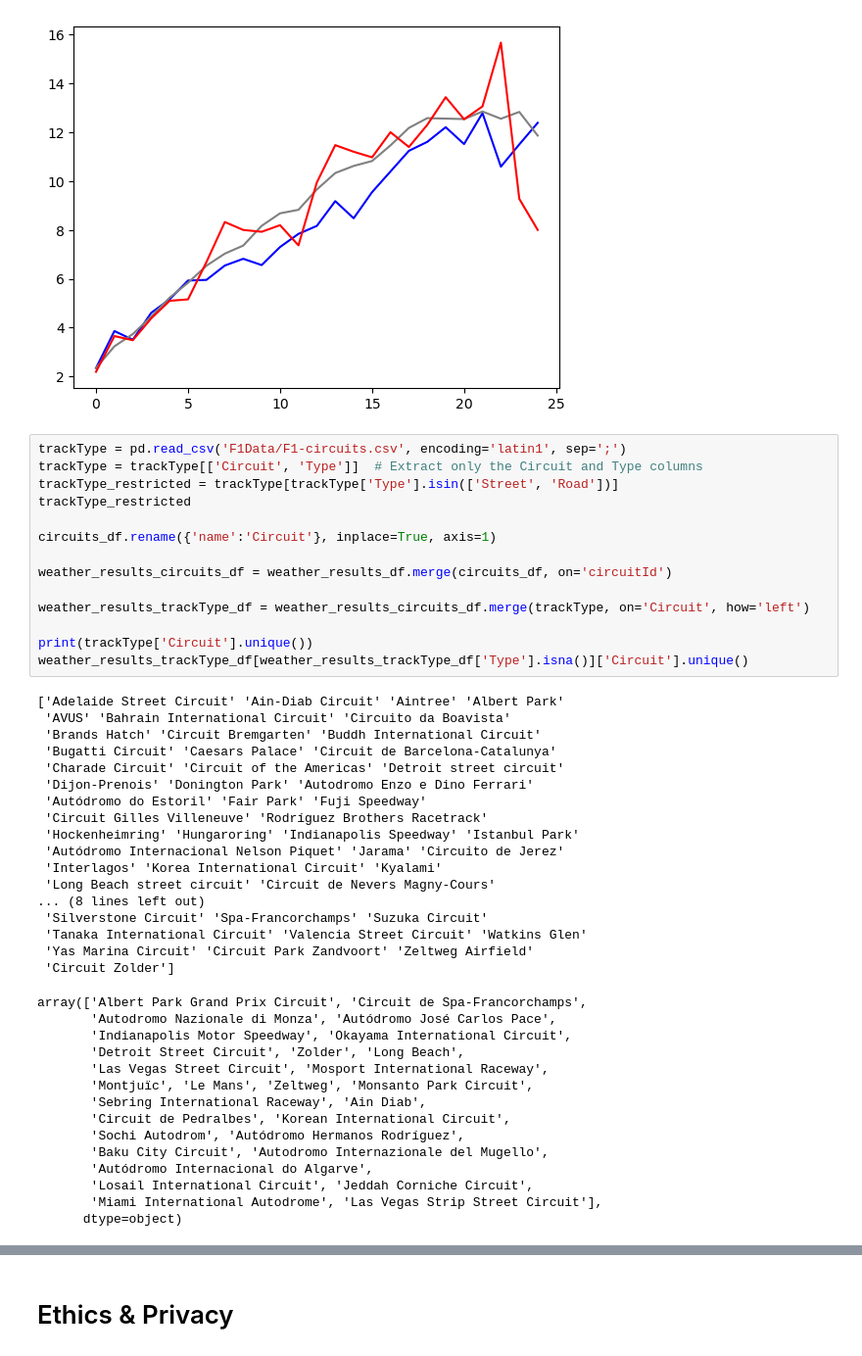
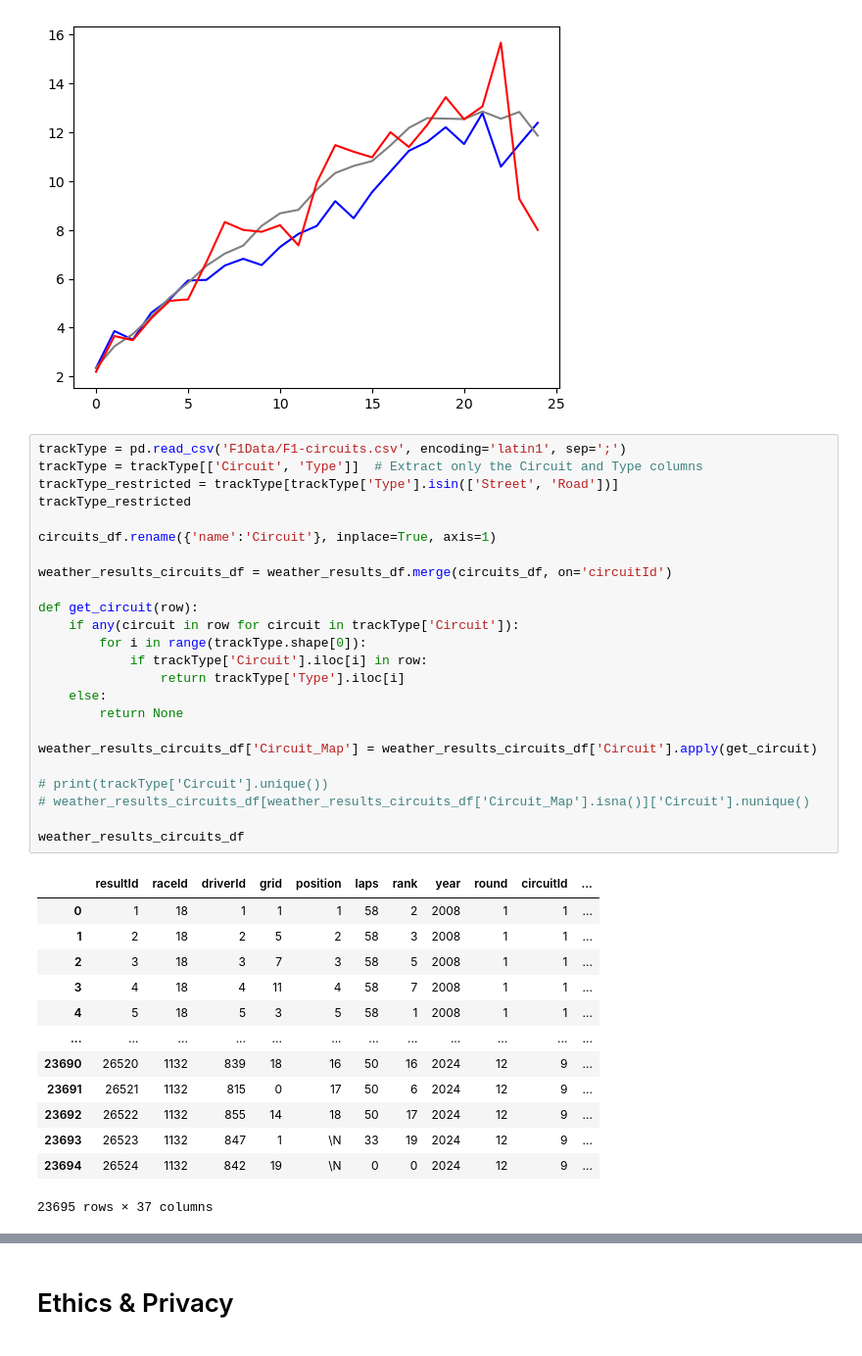
Before and after one commit to KaustubhPaliwal/F1GridAnalysis, a Jupyter notebook: EDACheckpoint_Group149-FA24.ipynb, the cells around one changed output, grey strips where cells are left out. Shown at 98% size. Saved outputs shown, nothing was run; the diff lists cells and outputs as text.

Commit message:
new data with circuit types

```diff
--- a/EDACheckpoint_Group149-FA24.ipynb
+++ b/EDACheckpoint_Group149-FA24.ipynb
@@ -434,46 +434,38 @@ sns.lineplot(data=averages_hot, legend=True, color='red')
 # %%
 trackType = pd.read_csv('F1Data/F1-circuits.csv', encoding='latin1', sep=';')
 trackType = trackType[['Circuit', 'Type']]  # Extract only the Circuit and Type columns
 trackType_restricted = trackType[trackType['Type'].isin(['Street', 'Road'])]
 trackType_restricted
 
 circuits_df.rename({'name':'Circuit'}, inplace=True, axis=1)
 
 weather_results_circuits_df = weather_results_df.merge(circuits_df, on='circuitId')
 
-weather_results_trackType_df = weather_results_circuits_df.merge(trackType, on='Circuit', how='left')
+def get_circuit(row):
+    if any(circuit in row for circuit in trackType['Circuit']):
+        for i in range(trackType.shape[0]):
+            if trackType['Circuit'].iloc[i] in row:
+                return trackType['Type'].iloc[i]
+    else:
+        return None
 
-print(trackType['Circuit'].unique())
-weather_results_trackType_df[weather_results_trackType_df['Type'].isna()]['Circuit'].unique()
+weather_results_circuits_df['Circuit_Map'] = weather_results_circuits_df['Circuit'].apply(get_circuit)
+
+# print(trackType['Circuit'].unique())
+# weather_results_circuits_df[weather_results_circuits_df['Circuit_Map'].isna()]['Circuit'].nunique()
+
+weather_results_circuits_df
 # %% [output]
+|  | resultId | raceId | driverId | grid | position | laps | rank | year | round | circuitId | ... |
+| 0 | 1 | 18 | 1 | 1 | 1 | 58 | 2 | 2008 | 1 | 1 | ... |
+| 1 | 2 | 18 | 2 | 5 | 2 | 58 | 3 | 2008 | 1 | 1 | ... |
+| 2 | 3 | 18 | 3 | 7 | 3 | 58 | 5 | 2008 | 1 | 1 | ... |
+| 3 | 4 | 18 | 4 | 11 | 4 | 58 | 7 | 2008 | 1 | 1 | ... |
+| 4 | 5 | 18 | 5 | 3 | 5 | 58 | 1 | 2008 | 1 | 1 | ... |
+| ... | ... | ... | ... | ... | ... | ... | ... | ... | ... | ... | ... |
+| 23690 | 26520 | 1132 | 839 | 18 | 16 | 50 | 16 | 2024 | 12 | 9 | ... |
+| 23691 | 26521 | 1132 | 815 | 0 | 17 | 50 | 6 | 2024 | 12 | 9 | ... |
+| 23692 | 26522 | 1132 | 855 | 14 | 18 | 50 | 17 | 2024 | 12 | 9 | ... |
+| 23693 | 26523 | 1132 | 847 | 1 | \N | 33 | 19 | 2024 | 12 | 9 | ... |
+| 23694 | 26524 | 1132 | 842 | 19 | \N | 0 | 0 | 2024 | 12 | 9 | ... |
-['Adelaide Street Circuit' 'Ain-Diab Circuit' 'Aintree' 'Albert Park'
- 'AVUS' 'Bahrain International Circuit' 'Circuito da Boavista'
- 'Brands Hatch' 'Circuit Bremgarten' 'Buddh International Circuit'
- 'Bugatti Circuit' 'Caesars Palace' 'Circuit de Barcelona-Catalunya'
- 'Charade Circuit' 'Circuit of the Americas' 'Detroit street circuit'
- 'Dijon-Prenois' 'Donington Park' 'Autodromo Enzo e Dino Ferrari'
- 'Autódromo do Estoril' 'Fair Park' 'Fuji Speedway'
- 'Circuit Gilles Villeneuve' 'Rodríguez Brothers Racetrack'
- 'Hockenheimring' 'Hungaroring' 'Indianapolis Speedway' 'Istanbul Park'
- 'Autódromo Internacional Nelson Piquet' 'Jarama' 'Circuito de Jerez'
- 'Interlagos' 'Korea International Circuit' 'Kyalami'
- 'Long Beach street circuit' 'Circuit de Nevers Magny-Cours'
-... (8 lines left out)
- 'Silverstone Circuit' 'Spa-Francorchamps' 'Suzuka Circuit'
- 'Tanaka International Circuit' 'Valencia Street Circuit' 'Watkins Glen'
- 'Yas Marina Circuit' 'Circuit Park Zandvoort' 'Zeltweg Airfield'
- 'Circuit Zolder']
+23695 rows × 37 columns
-array(['Albert Park Grand Prix Circuit', 'Circuit de Spa-Francorchamps',
-       'Autodromo Nazionale di Monza', 'Autódromo José Carlos Pace',
-       'Indianapolis Motor Speedway', 'Okayama International Circuit',
-       'Detroit Street Circuit', 'Zolder', 'Long Beach',
-       'Las Vegas Street Circuit', 'Mosport International Raceway',
-       'Montjuïc', 'Le Mans', 'Zeltweg', 'Monsanto Park Circuit',
-       'Sebring International Raceway', 'Ain Diab',
-       'Circuit de Pedralbes', 'Korean International Circuit',
-       'Sochi Autodrom', 'Autódromo Hermanos Rodríguez',
-       'Baku City Circuit', 'Autodromo Internazionale del Mugello',
-       'Autódromo Internacional do Algarve',
-       'Losail International Circuit', 'Jeddah Corniche Circuit',
-       'Miami International Autodrome', 'Las Vegas Strip Street Circuit'],
-      dtype=object)
```
Also changed, not shown: parts of 2 cells of this notebook, 1 other file.
